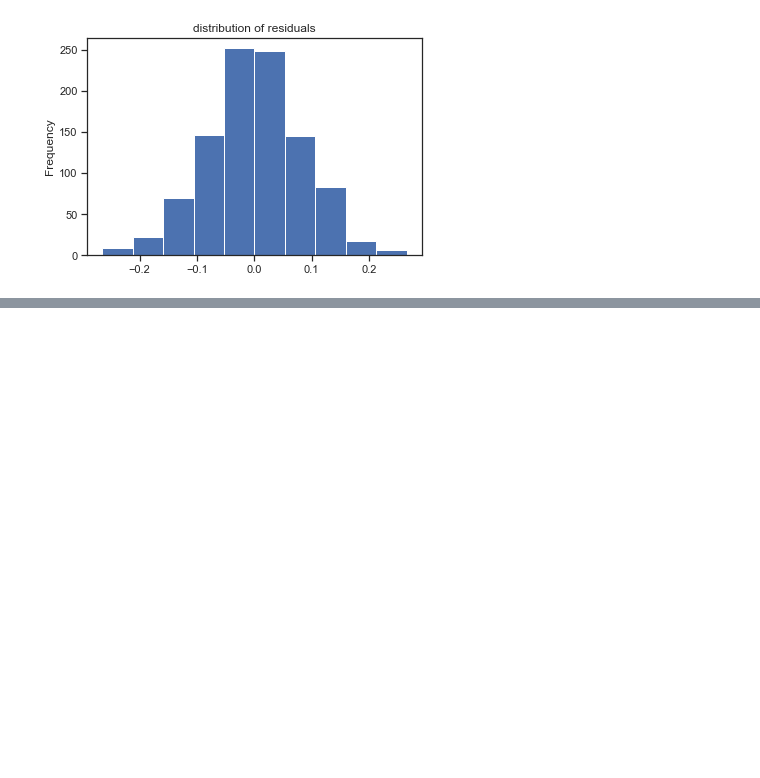
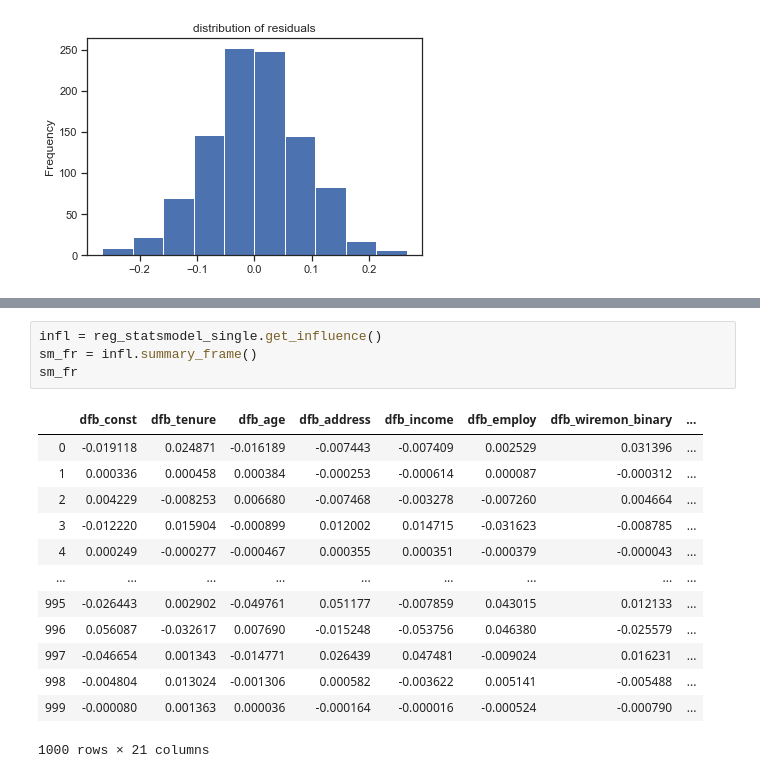
Before and after one commit to St-Jester/stats2, a Jupyter notebook: Assignment2.ipynb, the cells around one changed output, grey strips where cells are left out. Cells and saved outputs as stored; diff of their text form; blank space fills up the shorter version.

```diff
--- a/Assignment2.ipynb
+++ b/Assignment2.ipynb
@@ -500,0 +553,18 @@ So, significant variables are: *tenure,marital_Unmarried, retire_Yes, ed_Did not
+# %%
+infl = reg_statsmodel_single.get_influence()
+sm_fr = infl.summary_frame()
+sm_fr
+# %% [output]
+|  | dfb_const | dfb_tenure | dfb_age | dfb_address | dfb_income | dfb_employ | dfb_wiremon_binary | ... |
+| 0 | -0.019118 | 0.024871 | -0.016189 | -0.007443 | -0.007409 | 0.002529 | 0.031396 | ... |
+| 1 | 0.000336 | 0.000458 | 0.000384 | -0.000253 | -0.000614 | 0.000087 | -0.000312 | ... |
+| 2 | 0.004229 | -0.008253 | 0.006680 | -0.007468 | -0.003278 | -0.007260 | 0.004664 | ... |
+| 3 | -0.012220 | 0.015904 | -0.000899 | 0.012002 | 0.014715 | -0.031623 | -0.008785 | ... |
+| 4 | 0.000249 | -0.000277 | -0.000467 | 0.000355 | 0.000351 | -0.000379 | -0.000043 | ... |
+| ... | ... | ... | ... | ... | ... | ... | ... | ... |
+| 995 | -0.026443 | 0.002902 | -0.049761 | 0.051177 | -0.007859 | 0.043015 | 0.012133 | ... |
+| 996 | 0.056087 | -0.032617 | 0.007690 | -0.015248 | -0.053756 | 0.046380 | -0.025579 | ... |
+| 997 | -0.046654 | 0.001343 | -0.014771 | 0.026439 | 0.047481 | -0.009024 | 0.016231 | ... |
+| 998 | -0.004804 | 0.013024 | -0.001306 | 0.000582 | -0.003622 | 0.005141 | -0.005488 | ... |
+| 999 | -0.000080 | 0.001363 | 0.000036 | -0.000164 | -0.000016 | -0.000524 | -0.000790 | ... |
+1000 rows × 21 columns
```
Also changed, not shown: parts of 7 cells of this notebook.
